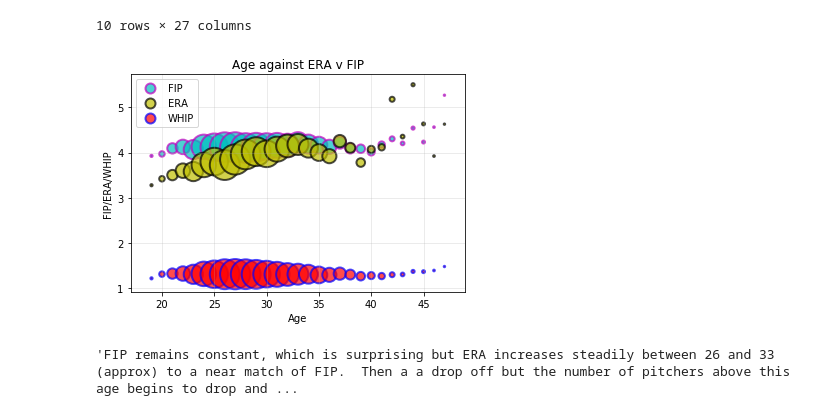
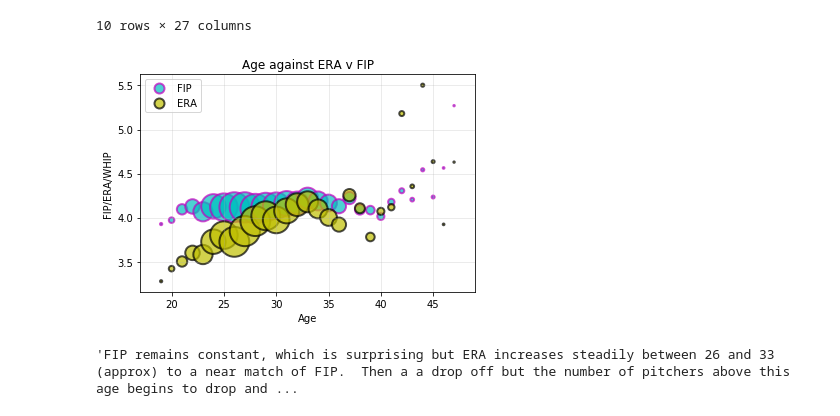
Before and after one commit to AGBarbour/Project-1, a Jupyter notebook: Pitching.ipynb, the cells around one changed output. Cells and saved outputs as stored; diff of their text form; code cells hidden in the pictures.

Commit message:
pitching push - 06Aug2018

```diff
--- a/Pitching.ipynb
+++ b/Pitching.ipynb
@@ -111,22 +112,21 @@ pWeight = pitchingStarters.groupby(['Age'])['Age'].count()
 # %%
 fig, ax = plt.subplots()
 #ax.scatter('Age', 'ERA', c='c',alpha=0.7, edgecolors='r', linewidths=2, data=pitchGrouped, label='ERA', s='ERA')
 ax.scatter('Age','FIP', c='c',alpha=0.7, edgecolors='m', linewidths=2, data=pitchGrouped, label='FIP', s=pWeight)
 ax.scatter('Age', 'ERA', c='y',alpha=0.7, edgecolors='k', linewidths=2, data=pitchGrouped, label='ERA', s=pWeight)
-ax.scatter('Age', 'WHIP', c='r',alpha=0.7, edgecolors='b', linewidths=2, data=pitchGrouped, label='WHIP', s=pWeight)
 ax.set_title('Age against ERA v FIP')
 ax.grid(alpha=0.3)
 ax.set_ylabel('FIP/ERA/WHIP')
 ax.set_xlabel('Age')
 ax.set_xlim(ageMin, ageMax)
 #ax.set_ylim(yMin, 5)
 leg = plt.legend(loc='best', scatteryoffsets=[0.5])
 for handle in leg.legendHandles:
     handle.set_sizes([100.0])
 plt.show()
 '''FIP remains constant, which is surprising but ERA increases steadily between 26 and 33 (approx) to a near match of FIP.  Then a a drop off but the number of pitchers above this age begins to drop and ad 37 the results become scattered and difficult to find a correlation.'''
 # %% [output]
-[figure, old version]
+[figure, new version]
 'FIP remains constant, which is surprising but ERA increases steadily between 26 and 33 (approx) to a near match of FIP.  Then a a drop off but the number of pitchers above this age begins to drop and ...
 # %%
 eraFloor = (pitchGrouped['ERA'].min()-.02)
```
Also changed, not shown: parts of 4 cells of this notebook, 2 other files.
